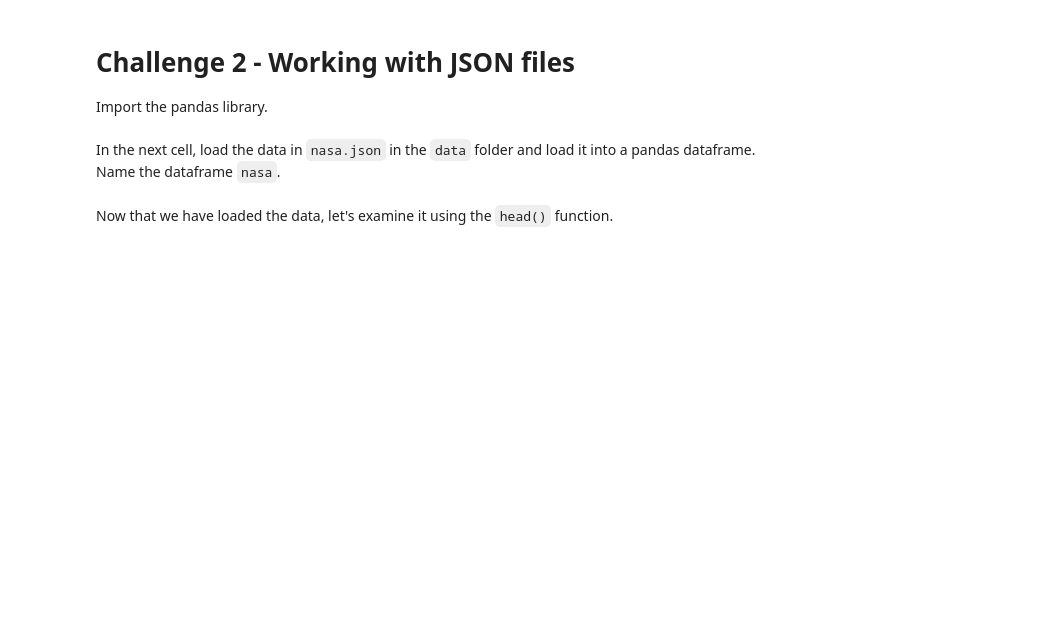
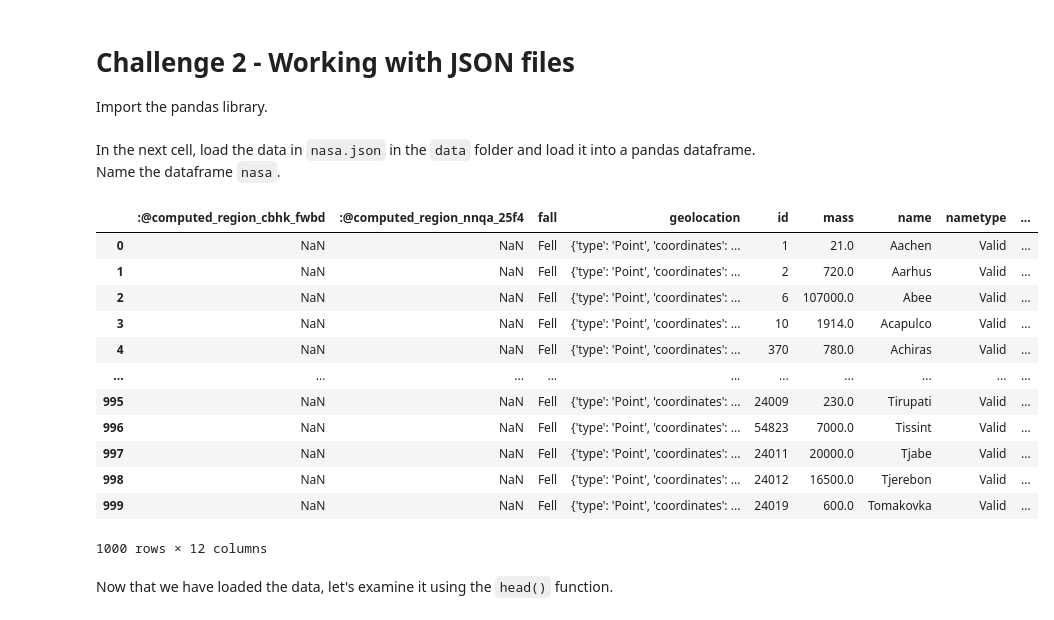
Before and after one commit to ta-data-mad/dataptmad0420, a Jupyter notebook: module-1/importing-exporting-data/your-code/main.ipynb, the cells around one changed output. Drawn from its saved outputs; the diff is of its cells as text; code cells hidden in the pictures; blank space fills up the shorter version.

```diff
--- a/module-1/importing-exporting-data/your-code/main.ipynb
+++ b/module-1/importing-exporting-data/your-code/main.ipynb
@@ -21,3 +152,22 @@ In the next cell, load the data in `nasa.json` in the `data` folder and load it
+# %%
+# your code here
+df_json = pd.read_json('/home/david/Documents/dataptmad0420/module-1/importing-exporting-data/data/nasa.json')
+# %%
+df_json
+# %% [output]
+|  | :@computed_region_cbhk_fwbd | :@computed_region_nnqa_25f4 | fall | geolocation | id | mass | name | nametype | ... |
+| 0 | NaN | NaN | Fell | {'type': 'Point', 'coordinates': ... | 1 | 21.0 | Aachen | Valid | ... |
+| 1 | NaN | NaN | Fell | {'type': 'Point', 'coordinates': ... | 2 | 720.0 | Aarhus | Valid | ... |
+| 2 | NaN | NaN | Fell | {'type': 'Point', 'coordinates': ... | 6 | 107000.0 | Abee | Valid | ... |
+| 3 | NaN | NaN | Fell | {'type': 'Point', 'coordinates': ... | 10 | 1914.0 | Acapulco | Valid | ... |
+| 4 | NaN | NaN | Fell | {'type': 'Point', 'coordinates': ... | 370 | 780.0 | Achiras | Valid | ... |
+| ... | ... | ... | ... | ... | ... | ... | ... | ... | ... |
+| 995 | NaN | NaN | Fell | {'type': 'Point', 'coordinates': ... | 24009 | 230.0 | Tirupati | Valid | ... |
+| 996 | NaN | NaN | Fell | {'type': 'Point', 'coordinates': ... | 54823 | 7000.0 | Tissint | Valid | ... |
+| 997 | NaN | NaN | Fell | {'type': 'Point', 'coordinates': ... | 24011 | 20000.0 | Tjabe | Valid | ... |
+| 998 | NaN | NaN | Fell | {'type': 'Point', 'coordinates': ... | 24012 | 16500.0 | Tjerebon | Valid | ... |
+| 999 | NaN | NaN | Fell | {'type': 'Point', 'coordinates': ... | 24019 | 600.0 | Tomakovka | Valid | ... |
+1000 rows × 12 columns
 # %% [markdown]
 Now that we have loaded the data, let's examine it using the `head()` function.
 # %%
```
Also changed, not shown: parts of 15 cells of this notebook.
